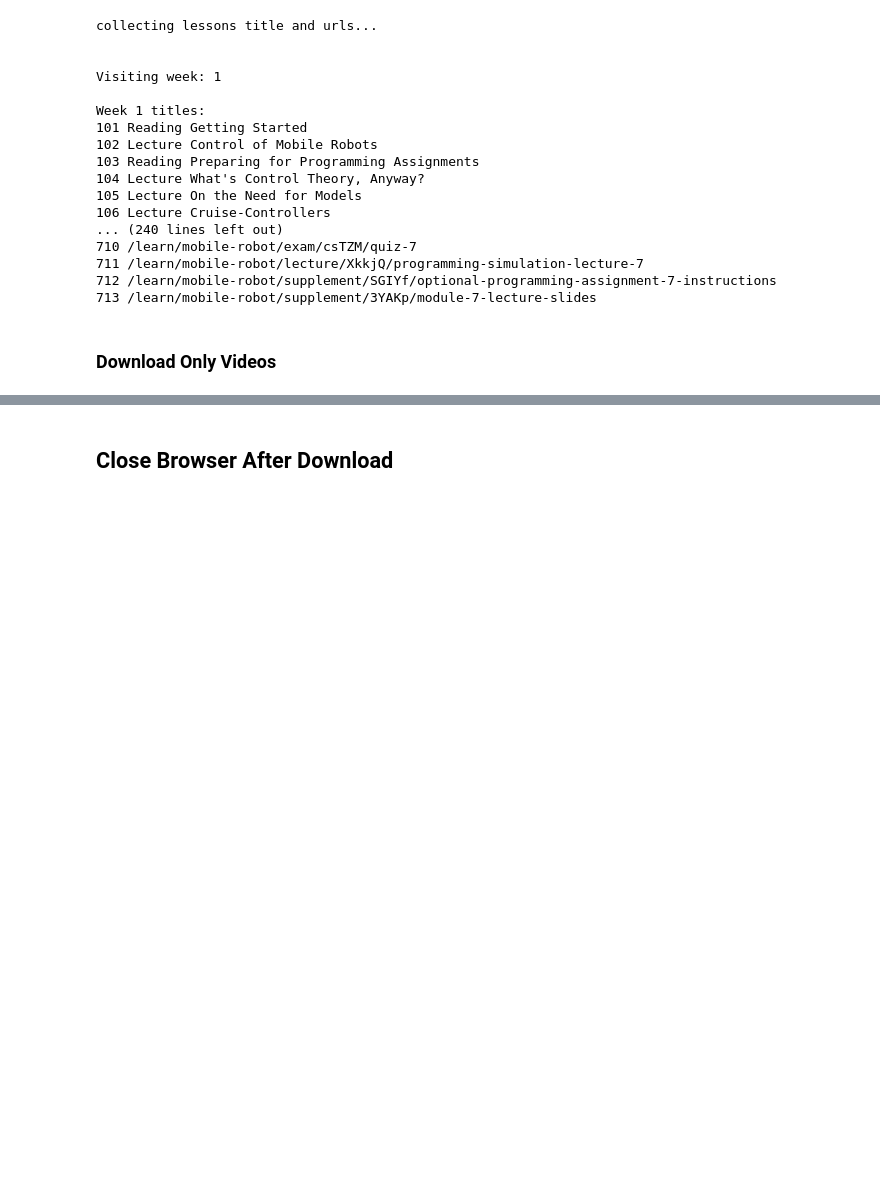
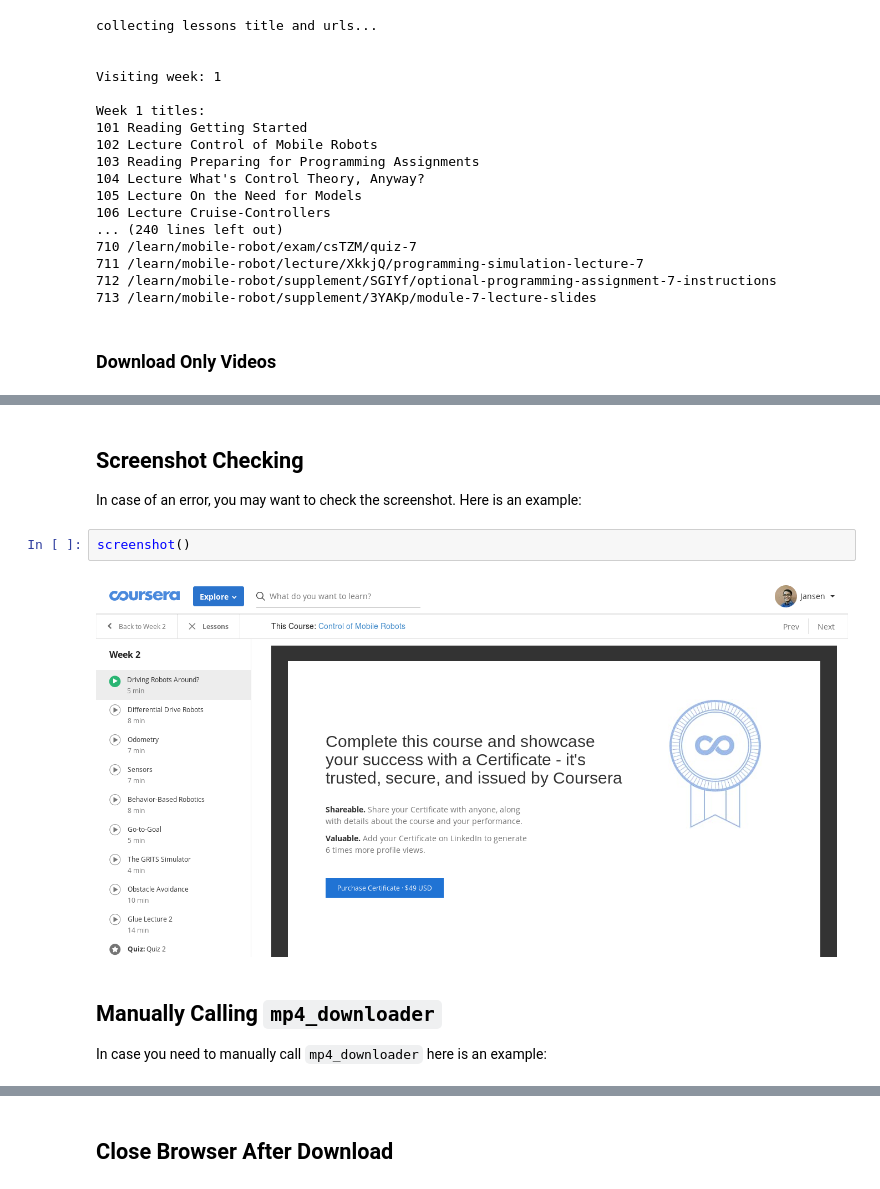
Before and after one commit to jansenicus/www-coursera-downloader, a Jupyter notebook: WWW-COURSERA-DOWNLOADER.ipynb, the cells around one changed output, grey strips where cells are left out. Saved outputs shown, nothing was run; the diff lists cells and outputs as text; blank space fills up the shorter version.

```diff
--- a/WWW-COURSERA-DOWNLOADER.ipynb
+++ b/WWW-COURSERA-DOWNLOADER.ipynb
@@ -344 +351,13 @@ file already downloaded...
 video playing will be paused in 10 seconds...
+# %% [markdown]
+## Screenshot Checking
+
+In case of an error, you may want to check the screenshot. Here is an example:
+# %%
+screenshot()
+# %% [output]
+[figure, added]
+# %% [markdown]
+## Manually Calling `mp4_downloader`
+
+In case you need to manually call `mp4_downloader` here is an example:
```
Also changed, not shown: parts of 6 cells of this notebook.
